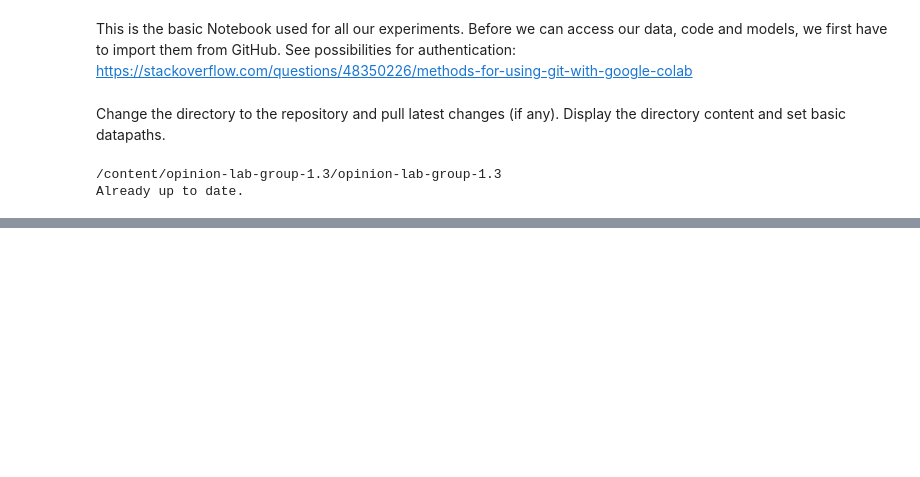
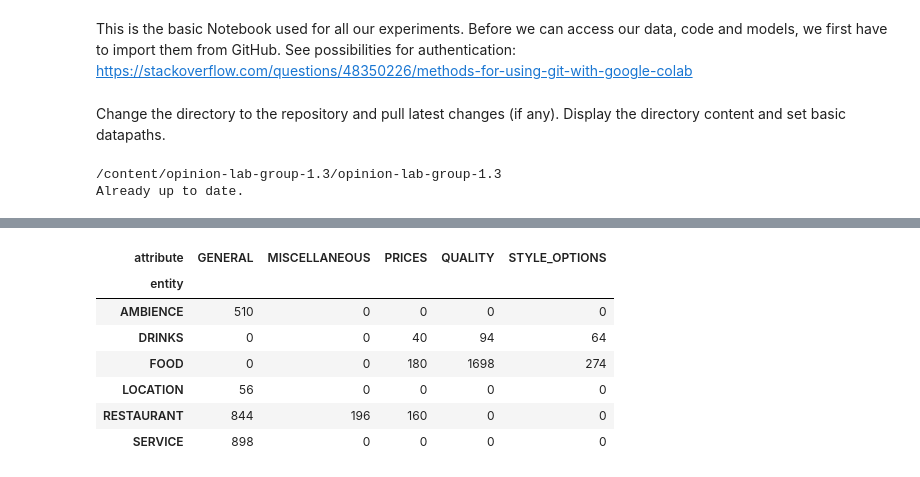
Before and after one commit to kylehiroyasu/opinion-lab-group-1.3, a Jupyter notebook: notebooks/Load_Data.ipynb, the cells around one changed output, grey strips where cells are left out. Saved outputs shown, nothing was run; the diff lists cells and outputs as text; code cells hidden in the pictures; blank space fills up the shorter version.

```diff
--- a/notebooks/Load_Data.ipynb
+++ b/notebooks/Load_Data.ipynb
@@ -43,0 +201,14 @@ srcpath = "src"
+# %%
+restaurants_train[['entity', 'attribute']].pivot_table(index='entity',
+                                                       columns='attribute',
+                                                       aggfunc=np.size,
+                                                       fill_value=0)
+# %% [output]
+| attribute | GENERAL | MISCELLANEOUS | PRICES | QUALITY | STYLE_OPTIONS |
+| entity |  |  |  |  |  |
+| AMBIENCE | 510 | 0 | 0 | 0 | 0 |
+| DRINKS | 0 | 0 | 40 | 94 | 64 |
+| FOOD | 0 | 0 | 180 | 1698 | 274 |
+| LOCATION | 56 | 0 | 0 | 0 | 0 |
+| RESTAURANT | 844 | 196 | 160 | 0 | 0 |
+| SERVICE | 898 | 0 | 0 | 0 | 0 |
```
Also changed, not shown: parts of 25 cells of this notebook, 18 other files.
